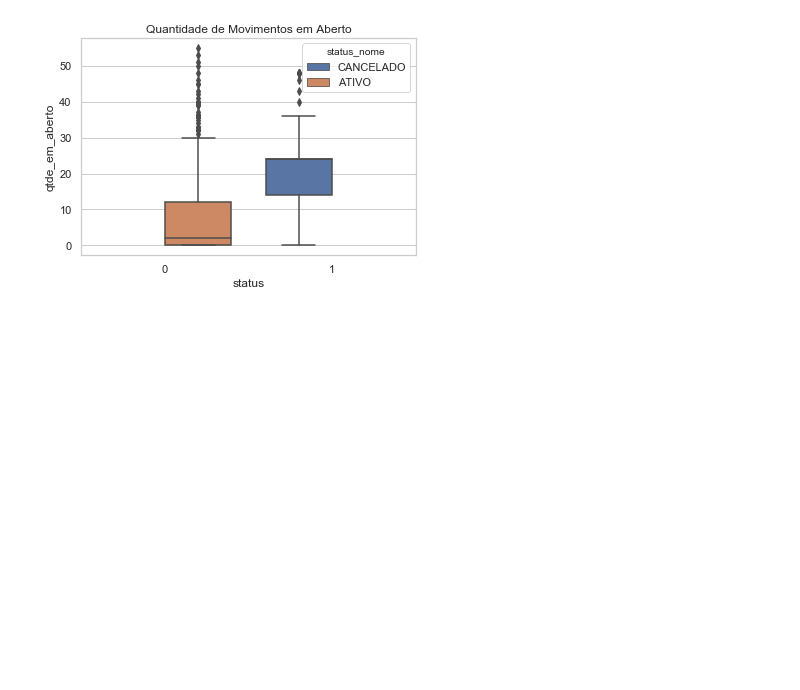
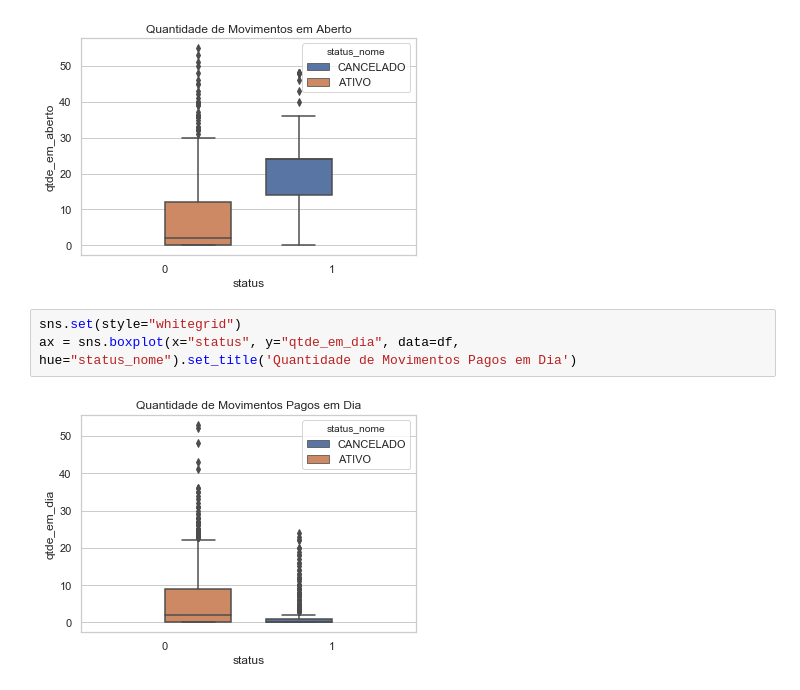
Before and after one commit to UesleiJf/projeto-preditivo, a Jupyter notebook: Projeto/Etapa-01/ANÁLISE ESTATÍSTICA DESCRITIVA.ipynb, the cells around one changed output. Cells and saved outputs as stored; diff of their text form; blank space fills up the shorter version.

Commit message:
- Number of Movements paid on time - BOXPLOT

```diff
--- a/Projeto/Etapa-01/ANÁLISE ESTATÍSTICA DESCRITIVA.ipynb
+++ b/Projeto/Etapa-01/ANÁLISE ESTATÍSTICA DESCRITIVA.ipynb
@@ -253,3 +253,8 @@ sns.set(style="whitegrid")
 ax = sns.boxplot(x="status", y="qtde_em_aberto", data=df, hue="status_nome").set_title('Quantidade de Movimentos em Aberto')
 # %% [output]
 [figure]
+# %%
+sns.set(style="whitegrid")
+ax = sns.boxplot(x="status", y="qtde_em_dia", data=df, hue="status_nome").set_title('Quantidade de Movimentos Pagos em Dia')
+# %% [output]
+[figure, added]
```
